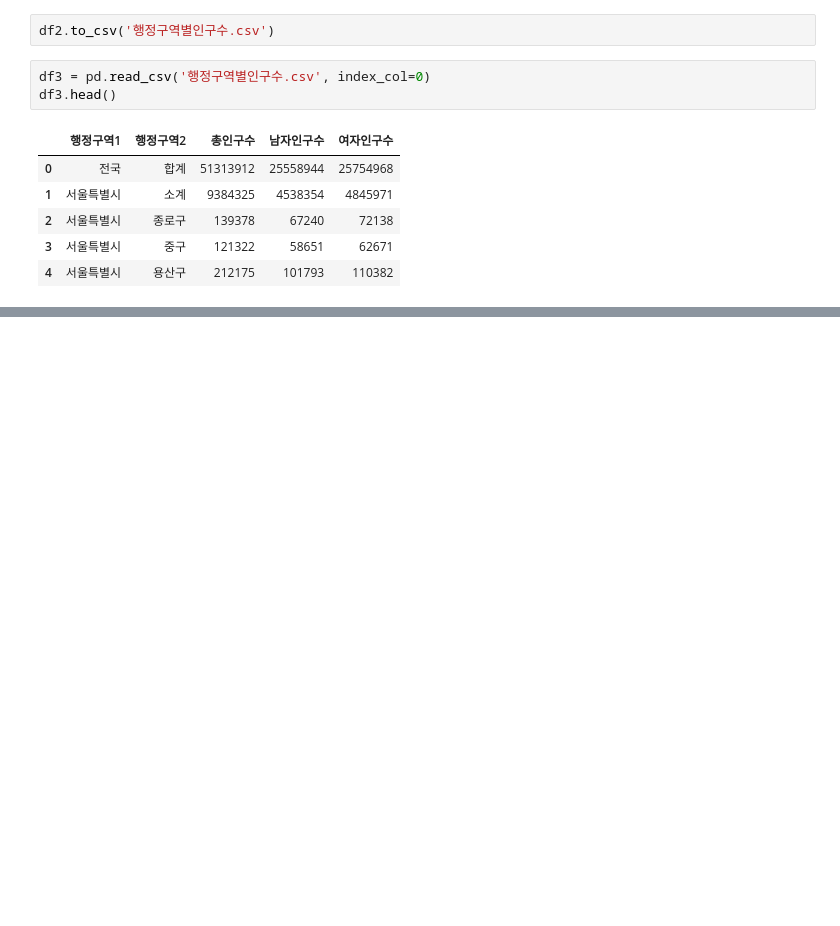
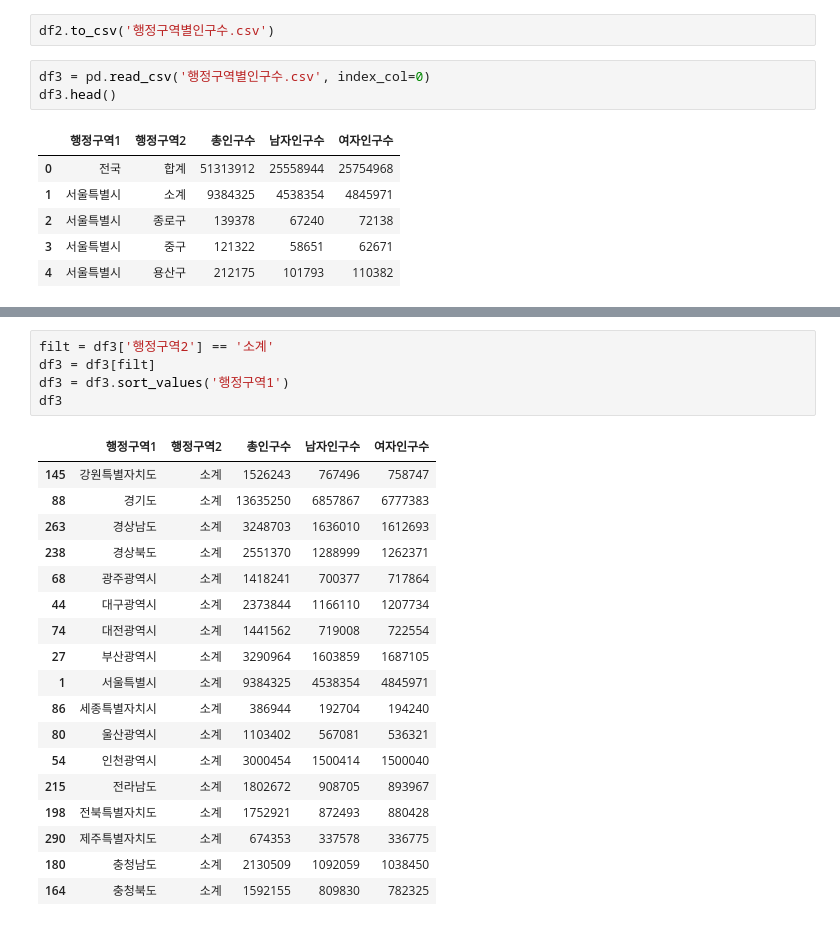
Before and after one commit to helen-cho/python, a Jupyter notebook: 04.데이터시각화/프로젝트/06.행정구역/01.행정구역별인구수.ipynb, the cells around one changed output, grey strips where cells are left out. Saved outputs shown, nothing was run; the diff lists cells and outputs as text; blank space fills up the shorter version.

```diff
--- a/04.데이터시각화/프로젝트/06.행정구역/01.행정구역별인구수.ipynb
+++ b/04.데이터시각화/프로젝트/06.행정구역/01.행정구역별인구수.ipynb
@@ -86,0 +150,24 @@ df3.head()
+# %%
+filt = df3['행정구역2'] == '소계'
+df3 = df3[filt]
+df3 = df3.sort_values('행정구역1')
+df3
+# %% [output]
+|  | 행정구역1 | 행정구역2 | 총인구수 | 남자인구수 | 여자인구수 |
+| 145 | 강원특별자치도 | 소계 | 1526243 | 767496 | 758747 |
+| 88 | 경기도 | 소계 | 13635250 | 6857867 | 6777383 |
+| 263 | 경상남도 | 소계 | 3248703 | 1636010 | 1612693 |
+| 238 | 경상북도 | 소계 | 2551370 | 1288999 | 1262371 |
+| 68 | 광주광역시 | 소계 | 1418241 | 700377 | 717864 |
+| 44 | 대구광역시 | 소계 | 2373844 | 1166110 | 1207734 |
+| 74 | 대전광역시 | 소계 | 1441562 | 719008 | 722554 |
+| 27 | 부산광역시 | 소계 | 3290964 | 1603859 | 1687105 |
+| 1 | 서울특별시 | 소계 | 9384325 | 4538354 | 4845971 |
+| 86 | 세종특별자치시 | 소계 | 386944 | 192704 | 194240 |
+| 80 | 울산광역시 | 소계 | 1103402 | 567081 | 536321 |
+| 54 | 인천광역시 | 소계 | 3000454 | 1500414 | 1500040 |
+| 215 | 전라남도 | 소계 | 1802672 | 908705 | 893967 |
+| 198 | 전북특별자치도 | 소계 | 1752921 | 872493 | 880428 |
+| 290 | 제주특별자치도 | 소계 | 674353 | 337578 | 336775 |
+| 180 | 충청남도 | 소계 | 2130509 | 1092059 | 1038450 |
+| 164 | 충청북도 | 소계 | 1592155 | 809830 | 782325 |
```
Also changed, not shown: parts of 7 cells of this notebook, 3 other files.
